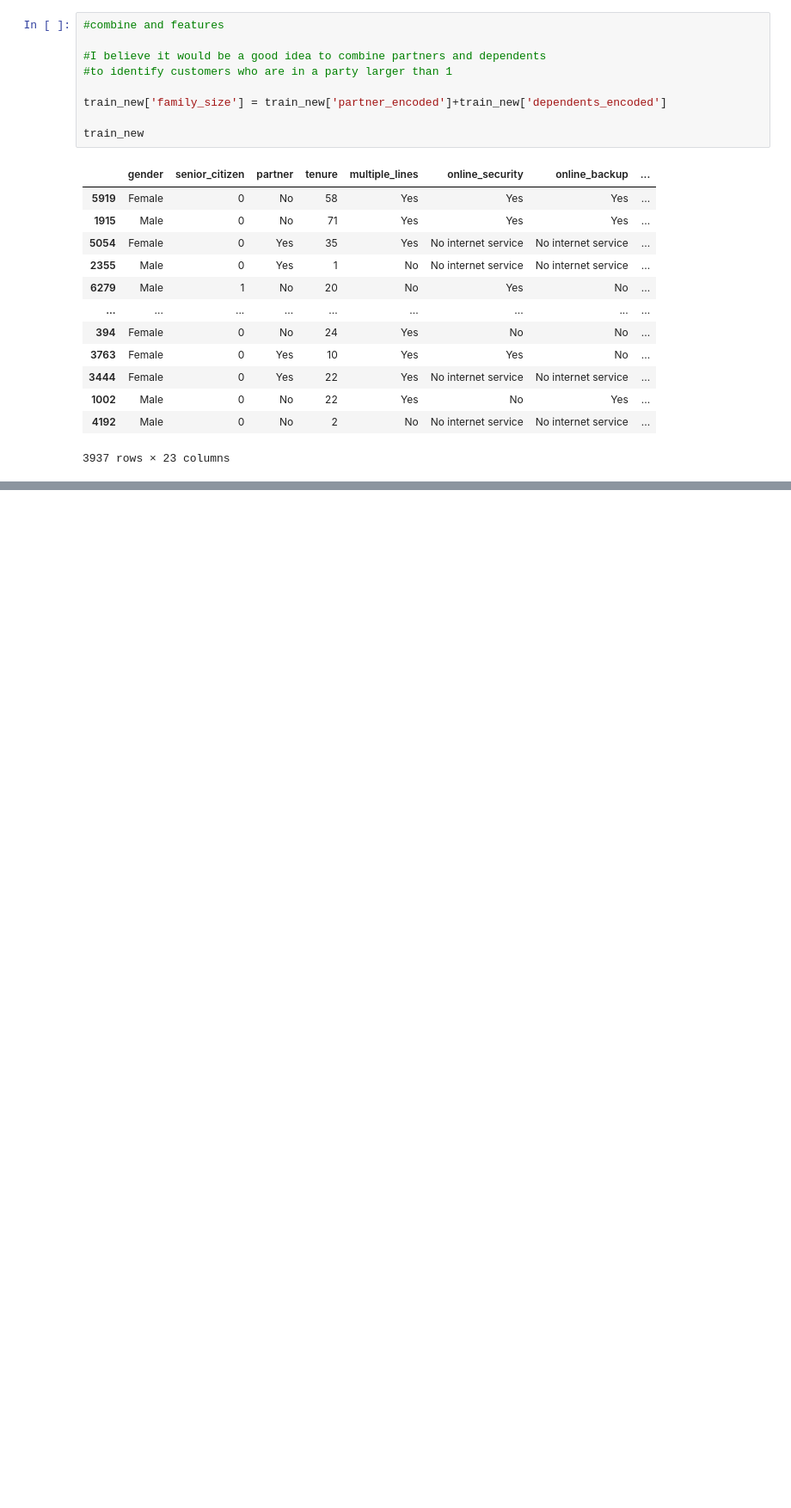
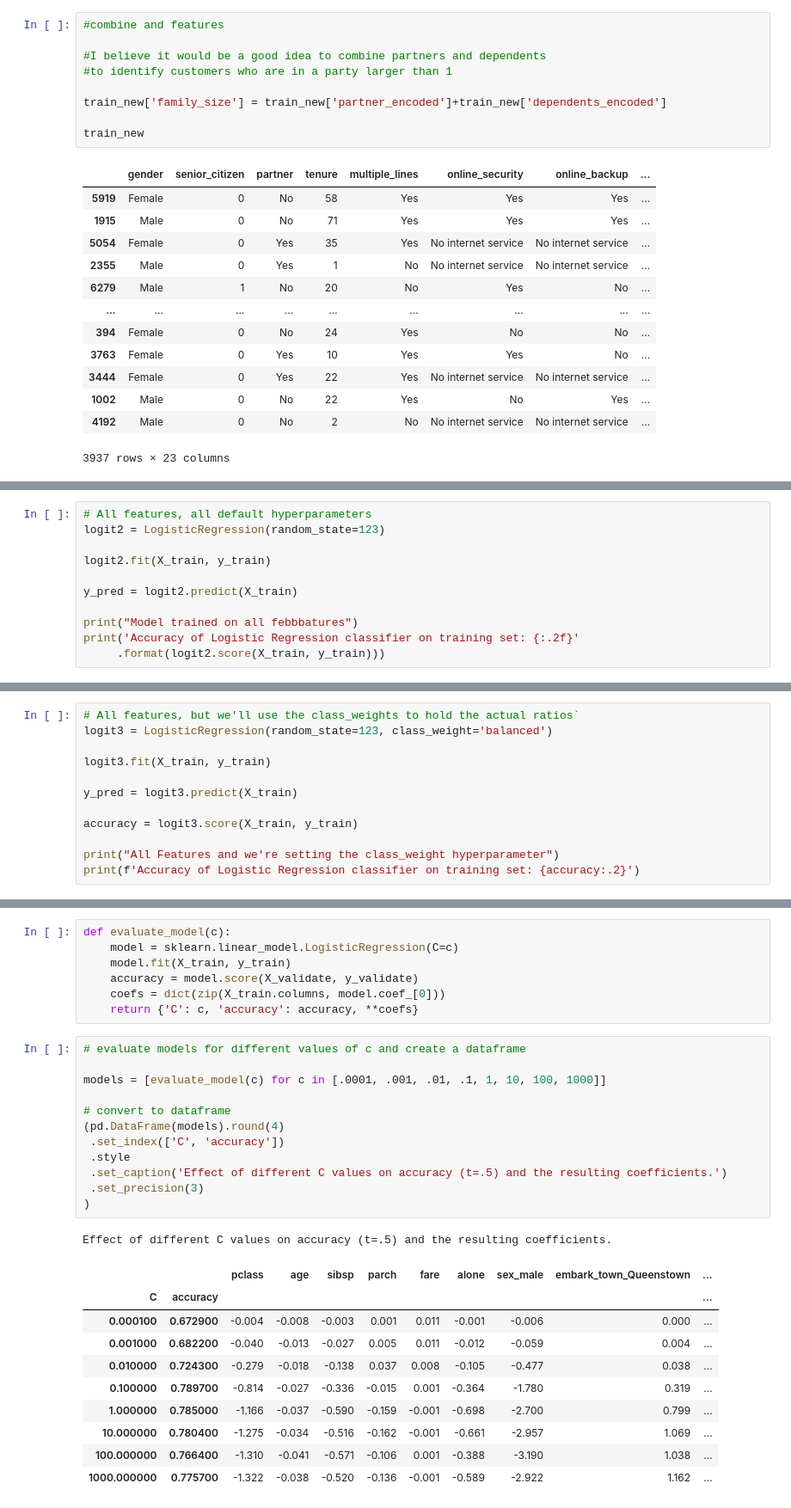
Before and after one commit to allantestaten/classification-exercises, a Jupyter notebook: classification_exercises.ipynb, the cells around one changed output, grey strips where cells are left out. Shown at 86% size. Cells and saved outputs as stored; diff of their text form; blank space fills up the shorter version.

```diff
--- a/classification_exercises.ipynb
+++ b/classification_exercises.ipynb
@@ -1627,0 +1781,11 @@ The Chi squared test provides support that there may be an association between t
+# %%
+# All features, all default hyperparameters
+logit2 = LogisticRegression(random_state=123)
+
+logit2.fit(X_train, y_train)
+
+y_pred = logit2.predict(X_train)
+
+print("Model trained on all febbbatures")
+print('Accuracy of Logistic Regression classifier on training set: {:.2f}'
+     .format(logit2.score(X_train, y_train)))
@@ -1627,0 +1797,12 @@ The Chi squared test provides support that there may be an association between t
+# %%
+# All features, but we'll use the class_weights to hold the actual ratios`
+logit3 = LogisticRegression(random_state=123, class_weight='balanced')
+
+logit3.fit(X_train, y_train)
+
+y_pred = logit3.predict(X_train)
+
+accuracy = logit3.score(X_train, y_train)
+
+print("All Features and we're setting the class_weight hyperparameter")
+print(f'Accuracy of Logistic Regression classifier on training set: {accuracy:.2}')
@@ -1627,0 +1870,31 @@ The Chi squared test provides support that there may be an association between t
+# %%
+def evaluate_model(c):
+    model = sklearn.linear_model.LogisticRegression(C=c)
+    model.fit(X_train, y_train)
+    accuracy = model.score(X_validate, y_validate)
+    coefs = dict(zip(X_train.columns, model.coef_[0]))
+    return {'C': c, 'accuracy': accuracy, **coefs}
+# %%
+# evaluate models for different values of c and create a dataframe
+
+models = [evaluate_model(c) for c in [.0001, .001, .01, .1, 1, 10, 100, 1000]]
+
+# convert to dataframe
+(pd.DataFrame(models).round(4)
+ .set_index(['C', 'accuracy'])
+ .style
+ .set_caption('Effect of different C values on accuracy (t=.5) and the resulting coefficients.')
+ .set_precision(3)
+)
+# %% [output]
+Effect of different C values on accuracy (t=.5) and the resulting coefficients.
+|  |  | pclass | age | sibsp | parch | fare | alone | sex_male | embark_town_Queenstown | ... |
+| C | accuracy |  |  |  |  |  |  |  |  | ... |
+| 0.000100 | 0.672900 | -0.004 | -0.008 | -0.003 | 0.001 | 0.011 | -0.001 | -0.006 | 0.000 | ... |
+| 0.001000 | 0.682200 | -0.040 | -0.013 | -0.027 | 0.005 | 0.011 | -0.012 | -0.059 | 0.004 | ... |
+| 0.010000 | 0.724300 | -0.279 | -0.018 | -0.138 | 0.037 | 0.008 | -0.105 | -0.477 | 0.038 | ... |
+| 0.100000 | 0.789700 | -0.814 | -0.027 | -0.336 | -0.015 | 0.001 | -0.364 | -1.780 | 0.319 | ... |
+| 1.000000 | 0.785000 | -1.166 | -0.037 | -0.590 | -0.159 | -0.001 | -0.698 | -2.700 | 0.799 | ... |
+| 10.000000 | 0.780400 | -1.275 | -0.034 | -0.516 | -0.162 | -0.001 | -0.661 | -2.957 | 1.069 | ... |
+| 100.000000 | 0.766400 | -1.310 | -0.041 | -0.571 | -0.106 | 0.001 | -0.388 | -3.190 | 1.038 | ... |
+| 1000.000000 | 0.775700 | -1.322 | -0.038 | -0.520 | -0.136 | -0.001 | -0.589 | -2.922 | 1.162 | ... |
```
Also changed, not shown: parts of 50 cells of this notebook.
